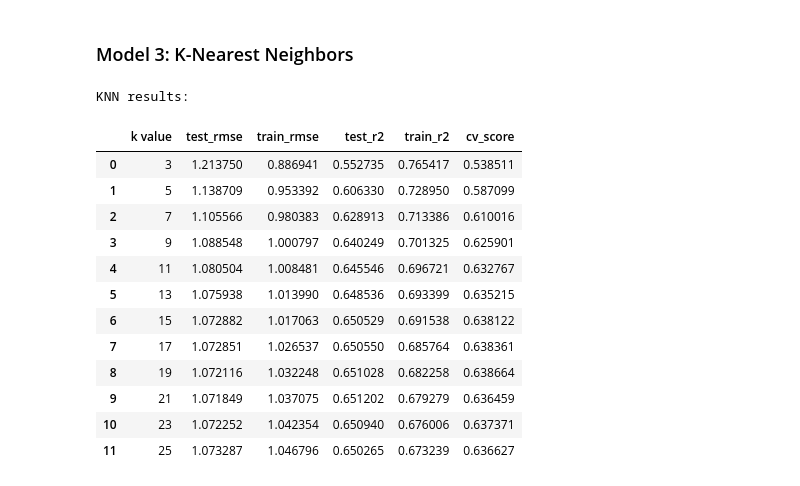
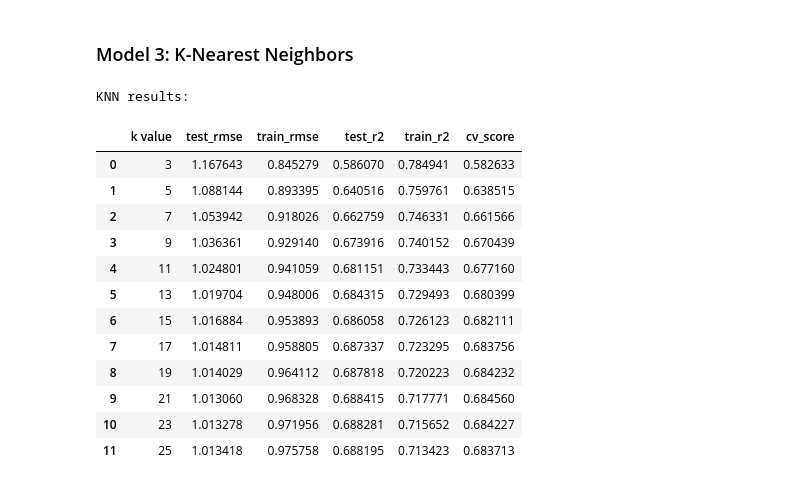
Before and after one commit to izzietaylor123/DS4400_final_project, a Jupyter notebook: model.ipynb, the cells around one changed output. Cells and saved outputs as stored; diff of their text form; code cells hidden in the pictures.

```diff
--- a/model.ipynb
+++ b/model.ipynb
@@ -359,41 +359,41 @@ Top 15 most important features:
 # %%
 from sklearn.neighbors import KNeighborsRegressor
 from sklearn.model_selection import cross_val_score
 
 # our dataset is very large and takes >30 minutes to run one KNN on it, so we will run KNN on a random sample of the training data instead of the full training data to save time
 rng = np.random.default_rng(42)
-sample_size = min(20000, len(X_train))
+sample_size = min(100000, len(X_train))
 sample_indices = rng.choice(len(X_train), size=sample_size, replace=False)
 X_sample = X_train[sample_indices]
 y_sample = y_train.iloc[sample_indices]
 
 results = []
 
 for k in range(3, 27, 2): # trying different k to find the best one (lower k can overfit, higher k can underfit)
 
-    knn_model = KNeighborsRegressor(n_neighbors=k)
+    knn_model = KNeighborsRegressor(n_neighbors=k) # ball_tree is more efficient for large datasets than brute-force
     knn_model.fit(X_sample, y_sample)
 
     y_pred_knn = knn_model.predict(X_test)
     y_pred_knn_train = knn_model.predict(X_sample)
 
     results.append((k, np.sqrt(mean_squared_error(y_test, y_pred_knn)), np.sqrt(mean_squared_error(y_sample, y_pred_knn_train)), r2_score(y_test, y_pred_knn), r2_score(y_sample, y_pred_knn_train), np.mean(cross_val_score(knn_model, X_sample, y_sample, cv=5))))
 
 results_df = pd.DataFrame(results, columns=["k value", "test_rmse", "train_rmse", "test_r2", "train_r2", "cv_score"])
 print("\nKNN results:")
 display(results_df)
 # %% [output]
 KNN results:
 |  | k value | test_rmse | train_rmse | test_r2 | train_r2 | cv_score |
-| 0 | 3 | 1.213750 | 0.886941 | 0.552735 | 0.765417 | 0.538511 |
-| 1 | 5 | 1.138709 | 0.953392 | 0.606330 | 0.728950 | 0.587099 |
-| 2 | 7 | 1.105566 | 0.980383 | 0.628913 | 0.713386 | 0.610016 |
-| 3 | 9 | 1.088548 | 1.000797 | 0.640249 | 0.701325 | 0.625901 |
-| 4 | 11 | 1.080504 | 1.008481 | 0.645546 | 0.696721 | 0.632767 |
-| 5 | 13 | 1.075938 | 1.013990 | 0.648536 | 0.693399 | 0.635215 |
-| 6 | 15 | 1.072882 | 1.017063 | 0.650529 | 0.691538 | 0.638122 |
-| 7 | 17 | 1.072851 | 1.026537 | 0.650550 | 0.685764 | 0.638361 |
-| 8 | 19 | 1.072116 | 1.032248 | 0.651028 | 0.682258 | 0.638664 |
-| 9 | 21 | 1.071849 | 1.037075 | 0.651202 | 0.679279 | 0.636459 |
-| 10 | 23 | 1.072252 | 1.042354 | 0.650940 | 0.676006 | 0.637371 |
-| 11 | 25 | 1.073287 | 1.046796 | 0.650265 | 0.673239 | 0.636627 |
+| 0 | 3 | 1.167643 | 0.845279 | 0.586070 | 0.784941 | 0.582633 |
+| 1 | 5 | 1.088144 | 0.893395 | 0.640516 | 0.759761 | 0.638515 |
+| 2 | 7 | 1.053942 | 0.918026 | 0.662759 | 0.746331 | 0.661566 |
+| 3 | 9 | 1.036361 | 0.929140 | 0.673916 | 0.740152 | 0.670439 |
+| 4 | 11 | 1.024801 | 0.941059 | 0.681151 | 0.733443 | 0.677160 |
+| 5 | 13 | 1.019704 | 0.948006 | 0.684315 | 0.729493 | 0.680399 |
+| 6 | 15 | 1.016884 | 0.953893 | 0.686058 | 0.726123 | 0.682111 |
+| 7 | 17 | 1.014811 | 0.958805 | 0.687337 | 0.723295 | 0.683756 |
+| 8 | 19 | 1.014029 | 0.964112 | 0.687818 | 0.720223 | 0.684232 |
+| 9 | 21 | 1.013060 | 0.968328 | 0.688415 | 0.717771 | 0.684560 |
+| 10 | 23 | 1.013278 | 0.971956 | 0.688281 | 0.715652 | 0.684227 |
+| 11 | 25 | 1.013418 | 0.975758 | 0.688195 | 0.713423 | 0.683713 |
```
Also changed, not shown: parts of 4 cells of this notebook.
